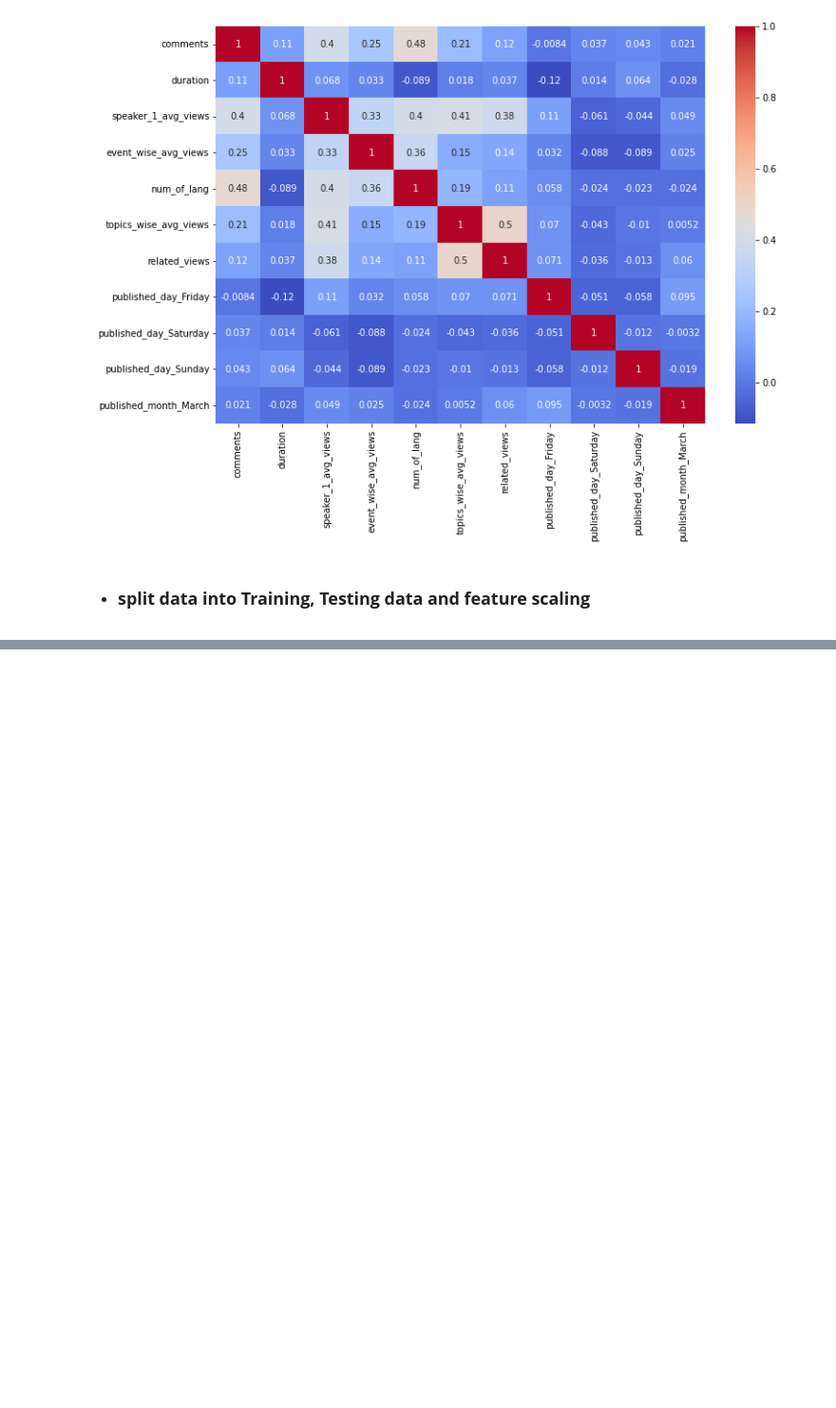
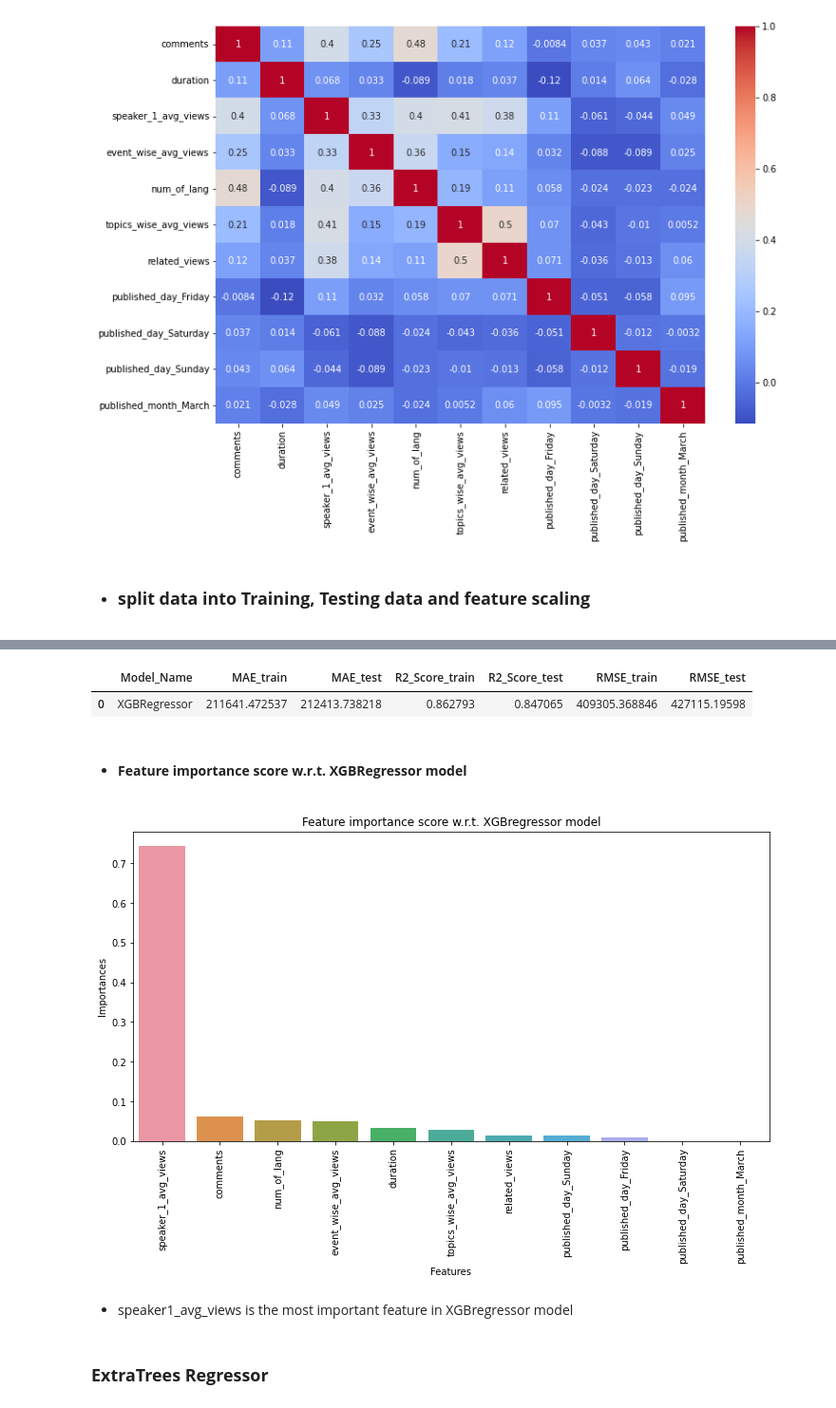
Before and after one commit to Rajesh1505/Ted_Talk_Views_Prediction-Capstone_Project_2, a Jupyter notebook: Ted_Talk_Views_Prediction_Rajesh_Kumar_Patel.ipynb, the cells around one changed output, grey strips where cells are left out. Shown at 95% size. Drawn from its saved outputs; the diff is of its cells as text; code cells hidden in the pictures; blank space fills up the shorter version.

```diff
--- a/Ted_Talk_Views_Prediction_Rajesh_Kumar_Patel.ipynb
+++ b/Ted_Talk_Views_Prediction_Rajesh_Kumar_Patel.ipynb
@@ -838,0 +990,7 @@ X_test = scaler.fit_transform(X_test)
+# %%
+# Create an instance of the XGBoost
+xgb_model = XGBRegressor(learning_rate=0.1)
+
+#RandomSearch
+xgb_random = RandomizedSearchCV(xgb_model,param_dict,verbose=2,cv=5)
+xgb_random.fit(X_train,y_train)
@@ -838,0 +1077,18 @@ X_test = scaler.fit_transform(X_test)
+# %%
+#store all the scores in a dataframe
+
+xgb=XGBRegressor(base_score=0.5, booster='gbtree',colsample_bytree=1, gamma=0,importance_type='gain', learning_rate=0.1,max_depth=3, min_samples_leaf=40,
+             min_samples_split=40, n_estimators=40)
+xgb_optimal_model=xgb.fit(X_train,y_train)
+model_data=[]
+model_dict={}
+model_dict["Model_Name"] = 'XGBRegressor'
+model_dict["MAE_train"] =mean_absolute_error(y_train, xgb_optimal_model.predict(X_train))
+model_dict["MAE_test"] =mean_absolute_error(y_test, xgb_optimal_model.predict(X_test))
+model_dict["R2_Score_train"] = r2_score(y_train,xgb_optimal_model.predict(X_train))
+model_dict["R2_Score_test"] = r2_score(y_test,xgb_optimal_model.predict(X_test))
+model_dict["RMSE_train"] = np.sqrt(mean_squared_error(y_train,xgb_optimal_model.predict(X_train)))
+model_dict["RMSE_test"] = np.sqrt(mean_squared_error(y_test,xgb_optimal_model.predict(X_test)))
+model_data.append(model_dict)
+
+results_df_xgb = pd.DataFrame(model_data)
@@ -838,0 +1097,22 @@ X_test = scaler.fit_transform(X_test)
+# %%
+results_df_xgb
+# %% [output]
+|  | Model_Name | MAE_train | MAE_test | R2_Score_train | R2_Score_test | RMSE_train | RMSE_test |
+| 0 | XGBRegressor | 211641.472537 | 212413.738218 | 0.862793 | 0.847065 | 409305.368846 | 427115.19598 |
+# %% [markdown]
+* #### **Feature importance score w.r.t. XGBRegressor model**
+# %%
+#visualize important features w.r.t. XGBregressor model
+importances = pd.DataFrame({'Features': X.columns, 'Importances': xgb_optimal_model.feature_importances_})
+importances = importances.sort_values(by=['Importances'], axis='index', ascending=False)
+plt.figure(figsize=(12, 6))
+sns.barplot('Features','Importances', data=importances)
+plt.xticks(rotation=90)
+plt.title('Feature importance score w.r.t. XGBregressor model')
+plt.show()
+# %% [output]
+[figure, added]
+# %% [markdown]
+* speaker1_avg_views is the most important feature in XGBregressor model
+# %% [markdown]
+### **ExtraTrees Regressor**
```
Also changed, not shown: parts of 33 cells of this notebook.
